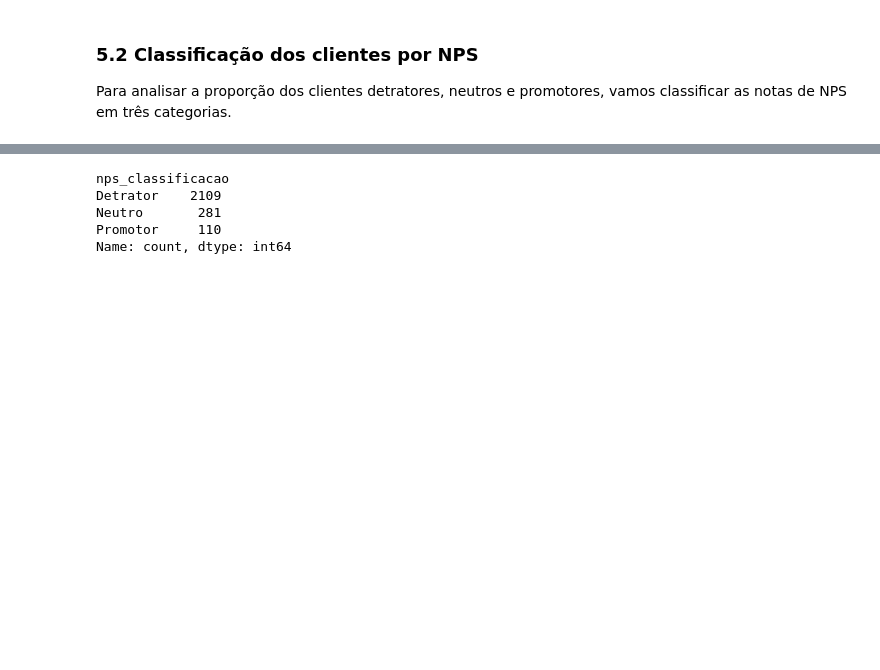
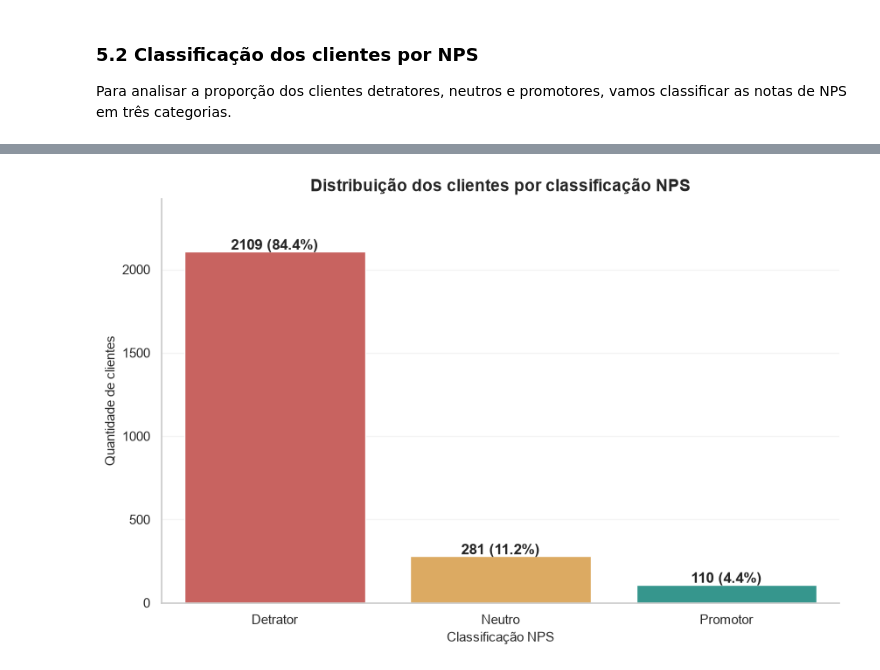
Before and after one commit to CelioRodrigues/analise-nps, a Jupyter notebook: notebooks/01_analise_exploratoria.ipynb, the cells around one changed output, grey strips where cells are left out. Drawn from its saved outputs; the diff is of its cells as text; code cells hidden in the pictures; blank space fills up the shorter version.

```diff
--- a/notebooks/01_analise_exploratoria.ipynb
+++ b/notebooks/01_analise_exploratoria.ipynb
@@ -279,4 +279,6 @@ Para analisar a proporção dos clientes detratores, neutros e promotores, vamos
 # %%
+#Classificando as notas de NPS
+
 def classificar_nps(nota):
     if nota < 7:
         return "Detrator"
@@ -286,12 +288,34 @@ def classificar_nps(nota):
         return "Promotor"
 
 dados["nps_classificacao"] = dados["nps_score"].apply(classificar_nps)
-
-# Quantidade de clientes por classificação
-dados["nps_classificacao"].value_counts()
-# %% [output]
-nps_classificacao
-Detrator    2109
-Neutro       281
-Promotor     110
-Name: count, dtype: int64
+# %%
+# Quantidade de clientes por classificação
+ordem = ["Detrator", "Neutro", "Promotor"]
+contagem = dados["nps_classificacao"].value_counts().reindex(ordem)
+
+# Cores das classificações
+cores = ["#D9534F", "#F0AD4E", "#26A69A"]
+
+
+ax = sns.barplot(
+    x=contagem.index,
+    y=contagem.values,
+    hue=contagem.index,
+    palette=cores,
+    legend=False
+)
+
+# Quantidade e percentual em cada barra
+for i, quantidade in enumerate(contagem):
+    percentual = quantidade / len(dados) * 100
+    ax.text(i, quantidade + 10, f"{quantidade} ({percentual:.1f}%)",
+            ha="center", fontweight="bold")
+
+plt.title("Distribuição dos clientes por classificação NPS")
+plt.xlabel("Classificação NPS")
+plt.ylabel("Quantidade de clientes")
+plt.ylim(0, contagem.max() * 1.15)
+
+plt.show()
+# %% [output]
+[figure, added]
```
Also changed, not shown: parts of 17 cells of this notebook.
